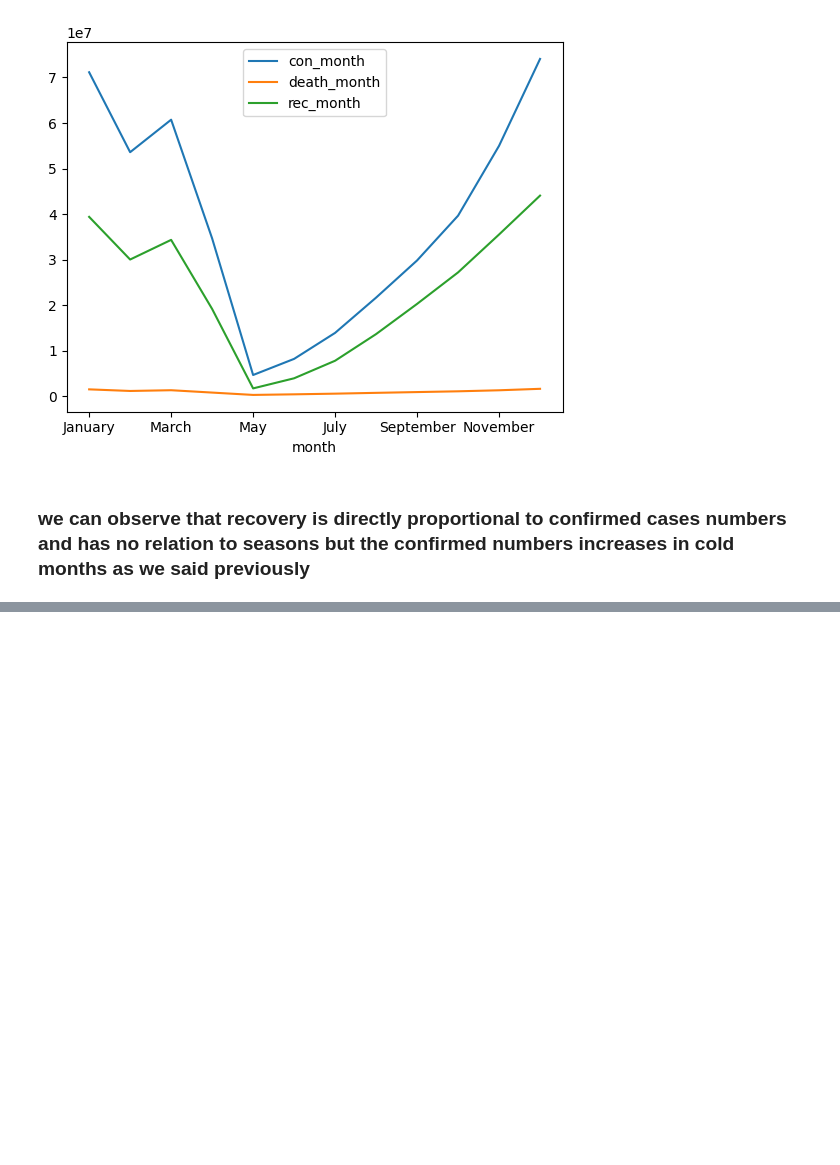
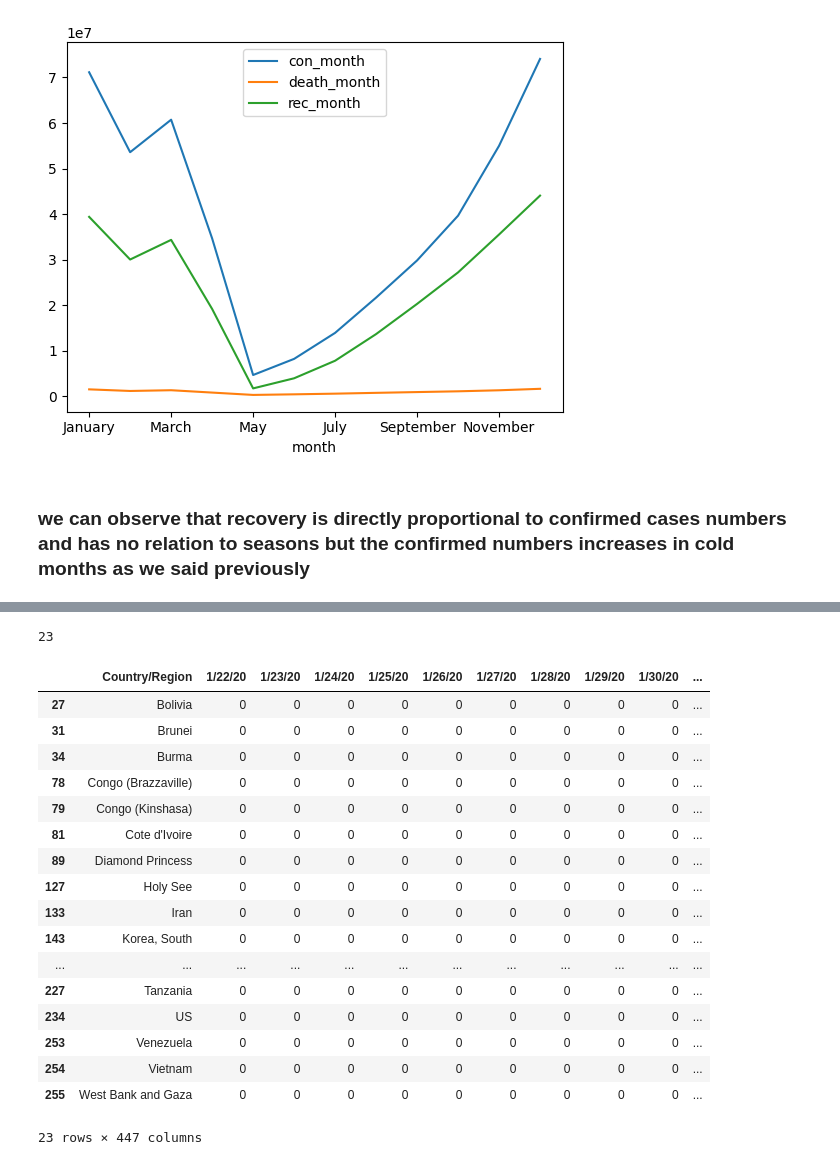
Before and after one commit to Ibrahim-Hossam/AI-502, a Jupyter notebook: covid-time-series-eda.ipynb, the cells around one changed output, grey strips where cells are left out. Saved outputs shown, nothing was run; the diff lists cells and outputs as text; code cells hidden in the pictures; blank space fills up the shorter version.

```diff
--- a/covid-time-series-eda.ipynb
+++ b/covid-time-series-eda.ipynb
@@ -601,0 +623,14 @@ collected_month.plot()
+# %%
+import pycountry
+def country_to_alpha3(country_name):
+    try:
+        country = pycountry.countries.get(name=country_name)
+        if country:
+            return country.alpha_3
+        else:
+            return None
+    except LookupError:
+        return None
+# %%
+df['Country_Code'] = df['Country/Region'].apply(country_to_alpha3)
+df[['Country/Region','Country_Code']]
@@ -601,0 +651,25 @@ collected_month.plot()
+# %%
+df['Country_Code'].isnull().sum()
+# %% [output]
+23
+# %%
+df[df['Country_Code'].isnull()]
+# %% [output]
+|  | Country/Region | 1/22/20 | 1/23/20 | 1/24/20 | 1/25/20 | 1/26/20 | 1/27/20 | 1/28/20 | 1/29/20 | 1/30/20 | ... |
+| 27 | Bolivia | 0 | 0 | 0 | 0 | 0 | 0 | 0 | 0 | 0 | ... |
+| 31 | Brunei | 0 | 0 | 0 | 0 | 0 | 0 | 0 | 0 | 0 | ... |
+| 34 | Burma | 0 | 0 | 0 | 0 | 0 | 0 | 0 | 0 | 0 | ... |
+| 78 | Congo (Brazzaville) | 0 | 0 | 0 | 0 | 0 | 0 | 0 | 0 | 0 | ... |
+| 79 | Congo (Kinshasa) | 0 | 0 | 0 | 0 | 0 | 0 | 0 | 0 | 0 | ... |
+| 81 | Cote d'Ivoire | 0 | 0 | 0 | 0 | 0 | 0 | 0 | 0 | 0 | ... |
+| 89 | Diamond Princess | 0 | 0 | 0 | 0 | 0 | 0 | 0 | 0 | 0 | ... |
+| 127 | Holy See | 0 | 0 | 0 | 0 | 0 | 0 | 0 | 0 | 0 | ... |
+| 133 | Iran | 0 | 0 | 0 | 0 | 0 | 0 | 0 | 0 | 0 | ... |
+| 143 | Korea, South | 0 | 0 | 0 | 0 | 0 | 0 | 0 | 0 | 0 | ... |
+| ... | ... | ... | ... | ... | ... | ... | ... | ... | ... | ... | ... |
+| 227 | Tanzania | 0 | 0 | 0 | 0 | 0 | 0 | 0 | 0 | 0 | ... |
+| 234 | US | 0 | 0 | 0 | 0 | 0 | 0 | 0 | 0 | 0 | ... |
+| 253 | Venezuela | 0 | 0 | 0 | 0 | 0 | 0 | 0 | 0 | 0 | ... |
+| 254 | Vietnam | 0 | 0 | 0 | 0 | 0 | 0 | 0 | 0 | 0 | ... |
+| 255 | West Bank and Gaza | 0 | 0 | 0 | 0 | 0 | 0 | 0 | 0 | 0 | ... |
+23 rows × 447 columns
```
Also changed, not shown: parts of 19 cells of this notebook.
